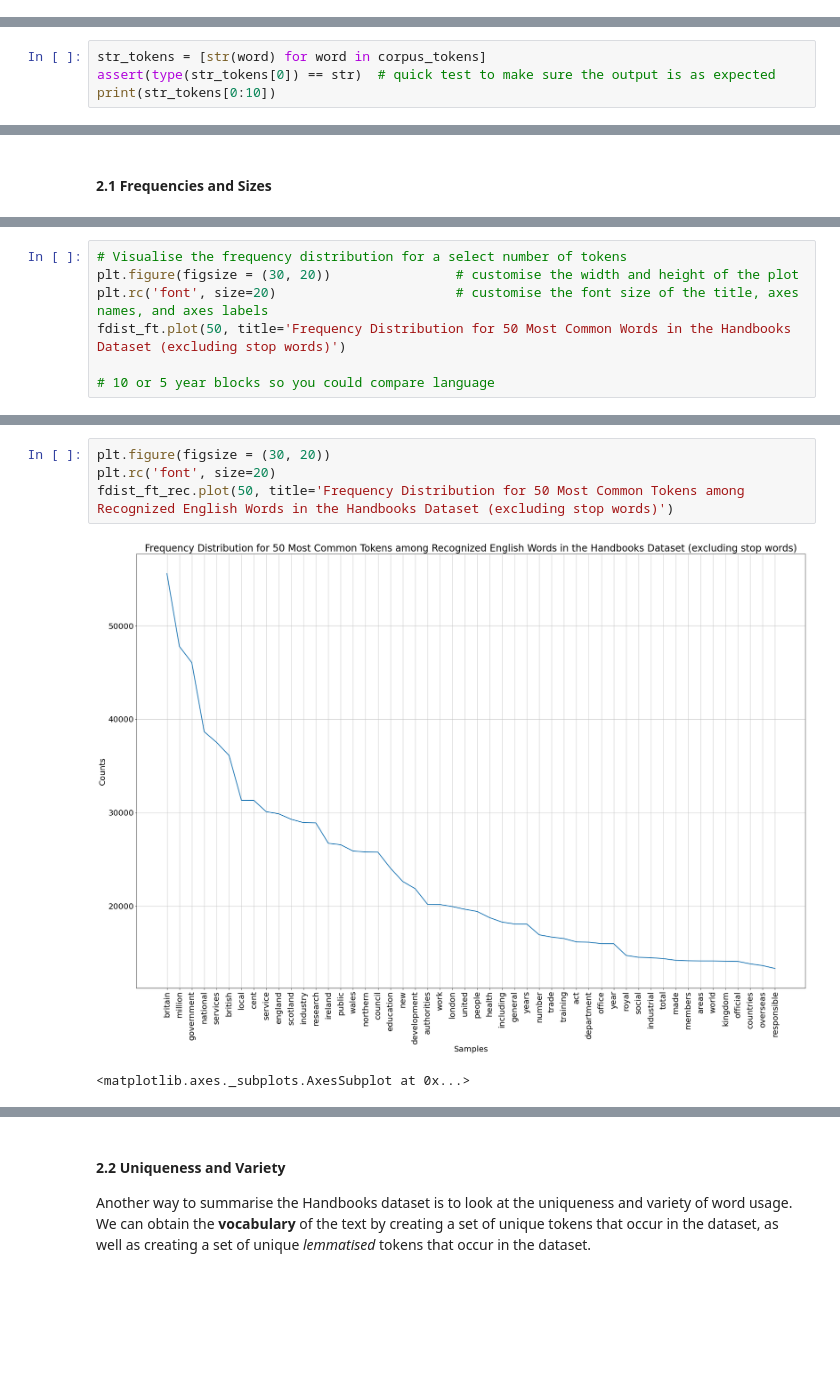
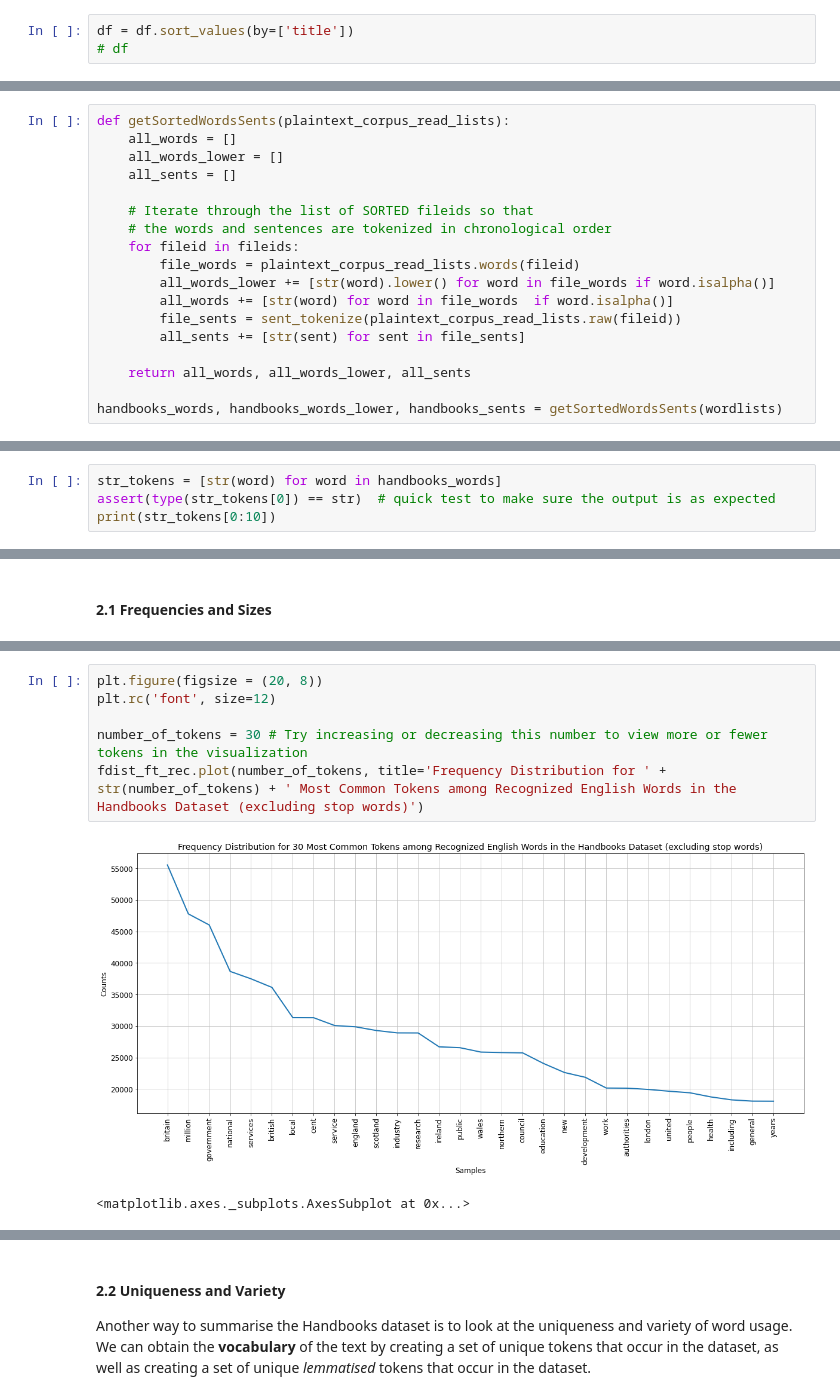
Before and after one commit to NLS-Digital-Scholarship/collections-as-data, a Jupyter notebook: Britain_and_UK_Handbooks_as_Data.ipynb, the cells around one changed output, grey strips where cells are left out. Cells and saved outputs as stored; diff of their text form; blank space fills up the shorter version.

```diff
--- a/Britain_and_UK_Handbooks_as_Data.ipynb
+++ b/Britain_and_UK_Handbooks_as_Data.ipynb
@@ -242,0 +236,3 @@ Perfect!  Now we can see the full titles for each hanbook file.  We could also a
+# %%
+df = df.sort_values(by=['title'])
+# df
@@ -285,0 +286,18 @@ NLTK stores the lists of tokens (``worldists``) in the corpus_tokens variable we
+# %%
+def getSortedWordsSents(plaintext_corpus_read_lists):
+    all_words = []
+    all_words_lower = []
+    all_sents = []
+
+    # Iterate through the list of SORTED fileids so that
+    # the words and sentences are tokenized in chronological order
+    for fileid in fileids:
+        file_words = plaintext_corpus_read_lists.words(fileid)
+        all_words_lower += [str(word).lower() for word in file_words if word.isalpha()]
+        all_words += [str(word) for word in file_words  if word.isalpha()]
+        file_sents = sent_tokenize(plaintext_corpus_read_lists.raw(fileid))
+        all_sents += [str(sent) for sent in file_sents]
+
+    return all_words, all_words_lower, all_sents
+
+handbooks_words, handbooks_words_lower, handbooks_sents = getSortedWordsSents(wordlists)
@@ -295,7 +315,7 @@ Tokenized words are helpful when analysing the vocabulary of text. Tokenised sen
 # %% [markdown]
 **Step 1:** First, let's create a list of strings from the words NLTK has identified for us:
 # %%
-str_tokens = [str(word) for word in corpus_tokens]
+str_tokens = [str(word) for word in handbooks_words]
 assert(type(str_tokens[0]) == str)  # quick test to make sure the output is as expected
 print(str_tokens[0:10])
 # %% [output]
@@ -433,7 +436,0 @@ fdist_ft.N()  # count the total tokens after filtering
-# %%
-# Visualise the frequency distribution for a select number of tokens
-plt.figure(figsize = (30, 20))                # customise the width and height of the plot
-plt.rc('font', size=20)                       # customise the font size of the title, axes names, and axes labels
-fdist_ft.plot(50, title='Frequency Distribution for 50 Most Common Words in the Handbooks Dataset (excluding stop words)')
-
-# 10 or 5 year blocks so you could compare language
@@ -453,7 +447,9 @@ fdist_ft_rec.N()  # count the total tokens after filtering
 # %%
-plt.figure(figsize = (30, 20))
-plt.rc('font', size=20)
-fdist_ft_rec.plot(50, title='Frequency Distribution for 50 Most Common Tokens among Recognized English Words in the Handbooks Dataset (excluding stop words)')
+plt.figure(figsize = (20, 8))
+plt.rc('font', size=12)
+
+number_of_tokens = 30 # Try increasing or decreasing this number to view more or fewer tokens in the visualization
+fdist_ft_rec.plot(number_of_tokens, title='Frequency Distribution for ' + str(number_of_tokens) + ' Most Common Tokens among Recognized English Words in the Handbooks Dataset (excluding stop words)')
 # %% [output]
-[figure, old version]
+[figure, new version]
 <matplotlib.axes._subplots.AxesSubplot at 0x...>
```
Also changed, not shown: parts of 64 cells of this notebook, 1 other file.
